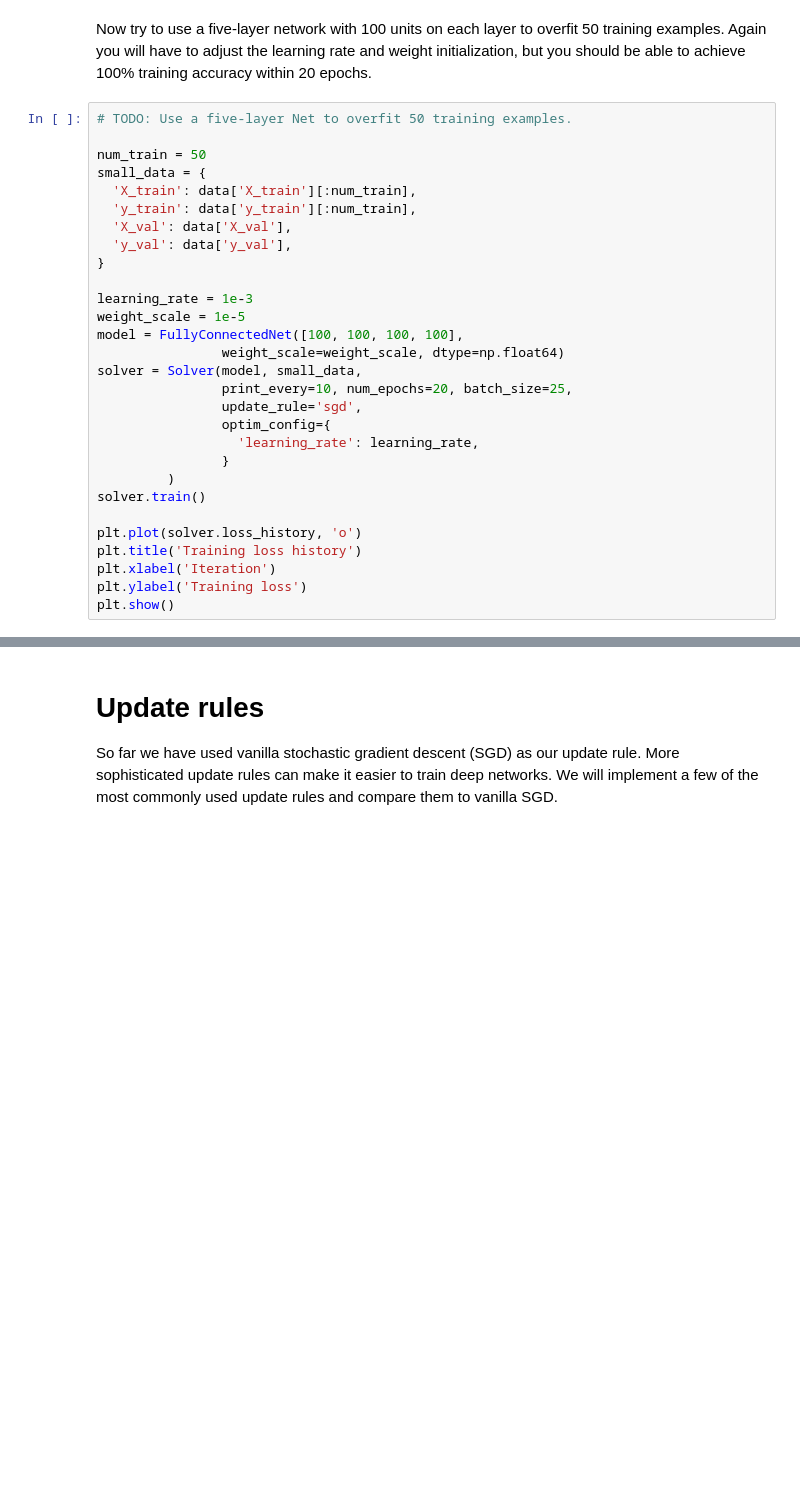
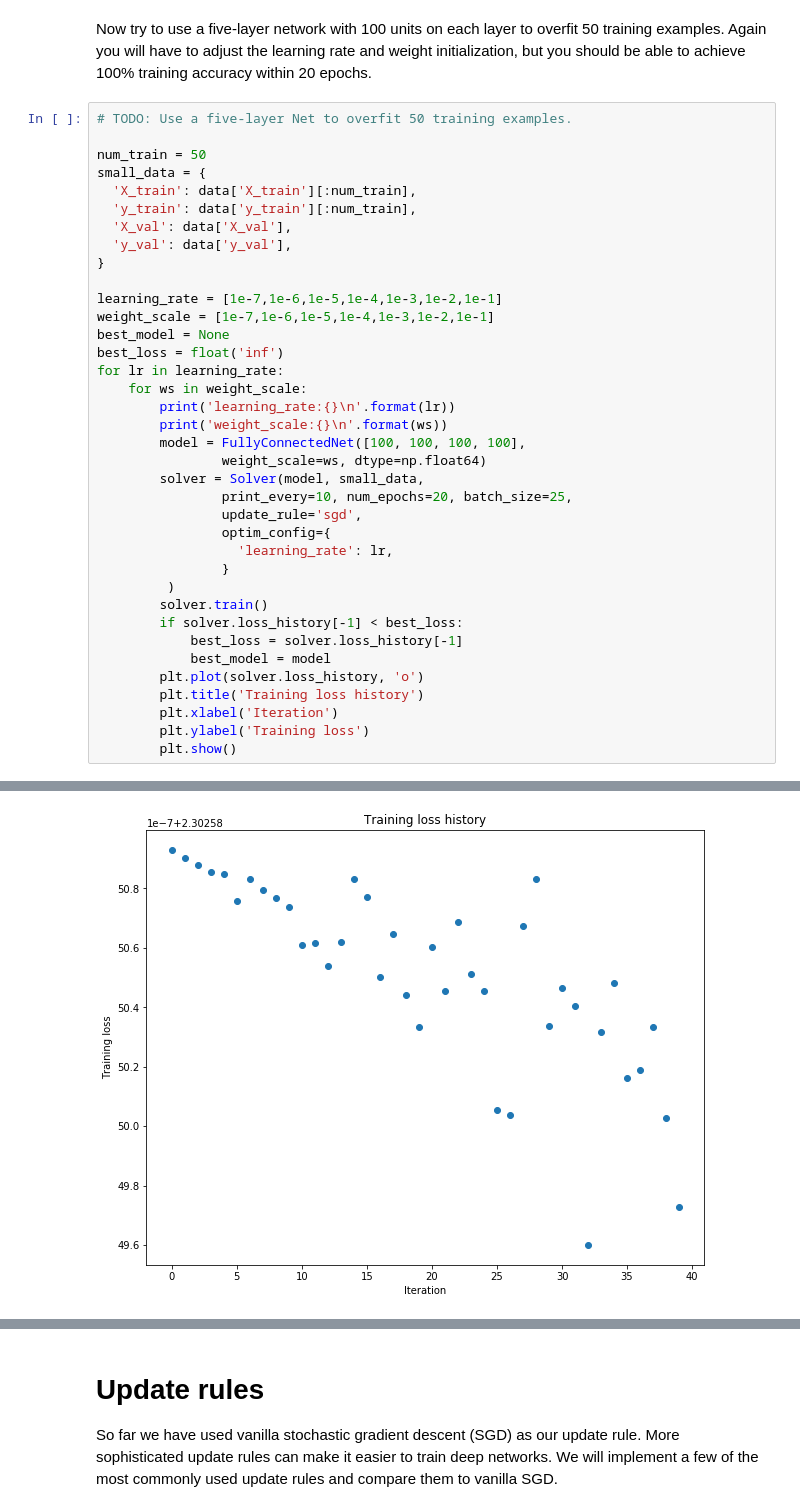
Before and after one commit to TiwazBiu/cs231n, a Jupyter notebook: assignment2/FullyConnectedNets.ipynb, the cells around one changed output, grey strips where cells are left out. Drawn from its saved outputs; the diff is of its cells as text; blank space fills up the shorter version.

```diff
--- a/assignment2/FullyConnectedNets.ipynb
+++ b/assignment2/FullyConnectedNets.ipynb
@@ -366,21 +606,30 @@ small_data = {
   'y_val': data['y_val'],
 }
 
-learning_rate = 1e-3
-weight_scale = 1e-5
-model = FullyConnectedNet([100, 100, 100, 100],
-                weight_scale=weight_scale, dtype=np.float64)
-solver = Solver(model, small_data,
+learning_rate = [1e-7,1e-6,1e-5,1e-4,1e-3,1e-2,1e-1]
+weight_scale = [1e-7,1e-6,1e-5,1e-4,1e-3,1e-2,1e-1]
+best_model = None
+best_loss = float('inf')
+for lr in learning_rate:
+    for ws in weight_scale:
+        print('learning_rate:{}\n'.format(lr))
+        print('weight_scale:{}\n'.format(ws))
+        model = FullyConnectedNet([100, 100, 100, 100],
+                weight_scale=ws, dtype=np.float64)
+        solver = Solver(model, small_data,
                 print_every=10, num_epochs=20, batch_size=25,
                 update_rule='sgd',
                 optim_config={
-                  'learning_rate': learning_rate,
+                  'learning_rate': lr,
                 }
          )
-solver.train()
-
-plt.plot(solver.loss_history, 'o')
-plt.title('Training loss history')
-plt.xlabel('Iteration')
-plt.ylabel('Training loss')
-plt.show()
+        solver.train()
+        if solver.loss_history[-1] < best_loss:
+            best_loss = solver.loss_history[-1]
+            best_model = model
+        plt.plot(solver.loss_history, 'o')
+        plt.title('Training loss history')
+        plt.xlabel('Iteration')
+        plt.ylabel('Training loss')
+        plt.show()
+# %% [output]
@@ -386,0 +653 @@ plt.show()
+[figure, added]
```
Also changed, not shown: parts of 30 cells of this notebook, 9 other files.
